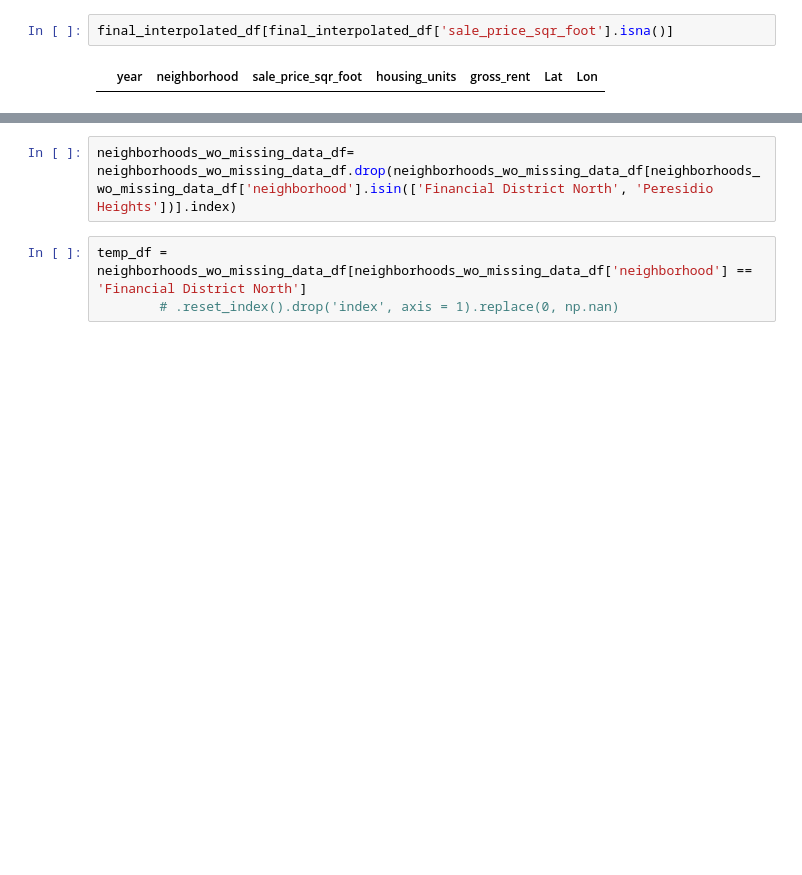
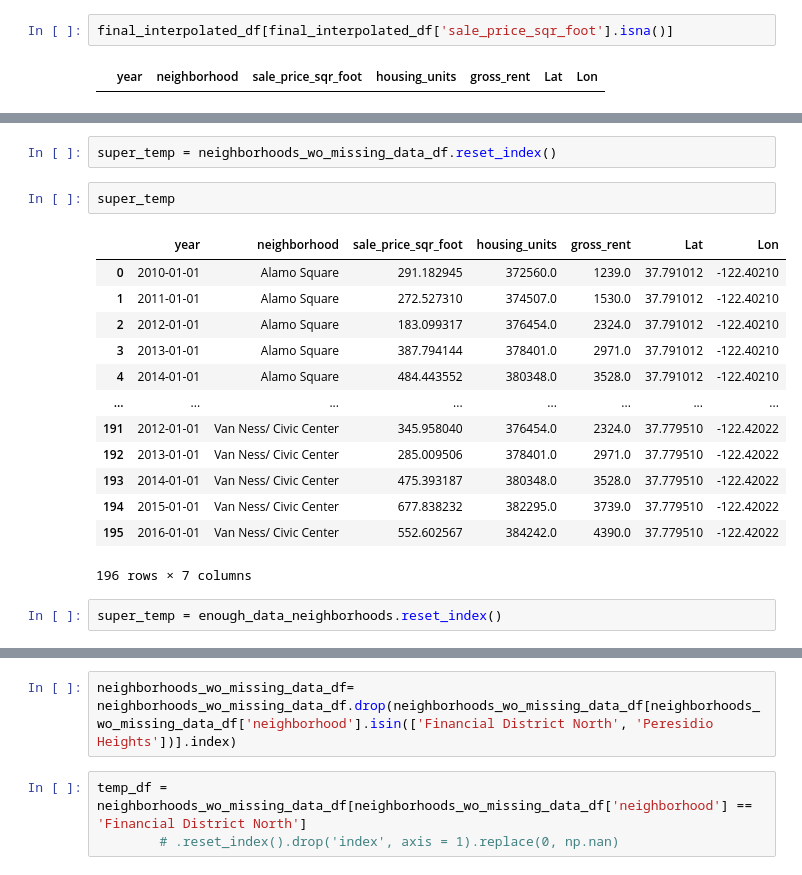
Before and after one commit to youssefabdelwahab/Californina-Housing-Market-Analysis-, a Jupyter notebook: rental_analysis.ipynb, the cells around one changed output, grey strips where cells are left out. Drawn from its saved outputs; the diff is of its cells as text; blank space fills up the shorter version.

```diff
--- a/rental_analysis.ipynb
+++ b/rental_analysis.ipynb
@@ -583,0 +550,20 @@ neighborhoods_wo_missing_data_df[neighborhoods_wo_missing_data_df['sale_price_sq
+# %%
+super_temp = neighborhoods_wo_missing_data_df.reset_index()
+# %%
+super_temp
+# %% [output]
+|  | year | neighborhood | sale_price_sqr_foot | housing_units | gross_rent | Lat | Lon |
+| 0 | 2010-01-01 | Alamo Square | 291.182945 | 372560.0 | 1239.0 | 37.791012 | -122.40210 |
+| 1 | 2011-01-01 | Alamo Square | 272.527310 | 374507.0 | 1530.0 | 37.791012 | -122.40210 |
+| 2 | 2012-01-01 | Alamo Square | 183.099317 | 376454.0 | 2324.0 | 37.791012 | -122.40210 |
+| 3 | 2013-01-01 | Alamo Square | 387.794144 | 378401.0 | 2971.0 | 37.791012 | -122.40210 |
+| 4 | 2014-01-01 | Alamo Square | 484.443552 | 380348.0 | 3528.0 | 37.791012 | -122.40210 |
+| ... | ... | ... | ... | ... | ... | ... | ... |
+| 191 | 2012-01-01 | Van Ness/ Civic Center | 345.958040 | 376454.0 | 2324.0 | 37.779510 | -122.42022 |
+| 192 | 2013-01-01 | Van Ness/ Civic Center | 285.009506 | 378401.0 | 2971.0 | 37.779510 | -122.42022 |
+| 193 | 2014-01-01 | Van Ness/ Civic Center | 475.393187 | 380348.0 | 3528.0 | 37.779510 | -122.42022 |
+| 194 | 2015-01-01 | Van Ness/ Civic Center | 677.838232 | 382295.0 | 3739.0 | 37.779510 | -122.42022 |
+| 195 | 2016-01-01 | Van Ness/ Civic Center | 552.602567 | 384242.0 | 4390.0 | 37.779510 | -122.42022 |
+196 rows × 7 columns
+# %%
+super_temp = enough_data_neighborhoods.reset_index()
```
Also changed, not shown: parts of 24 cells of this notebook.
